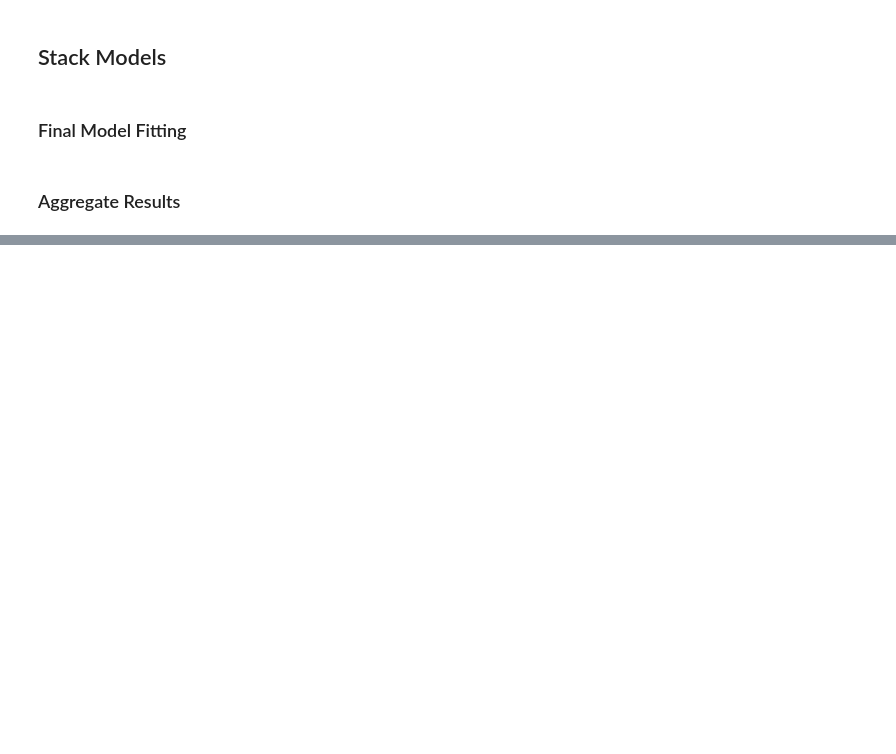
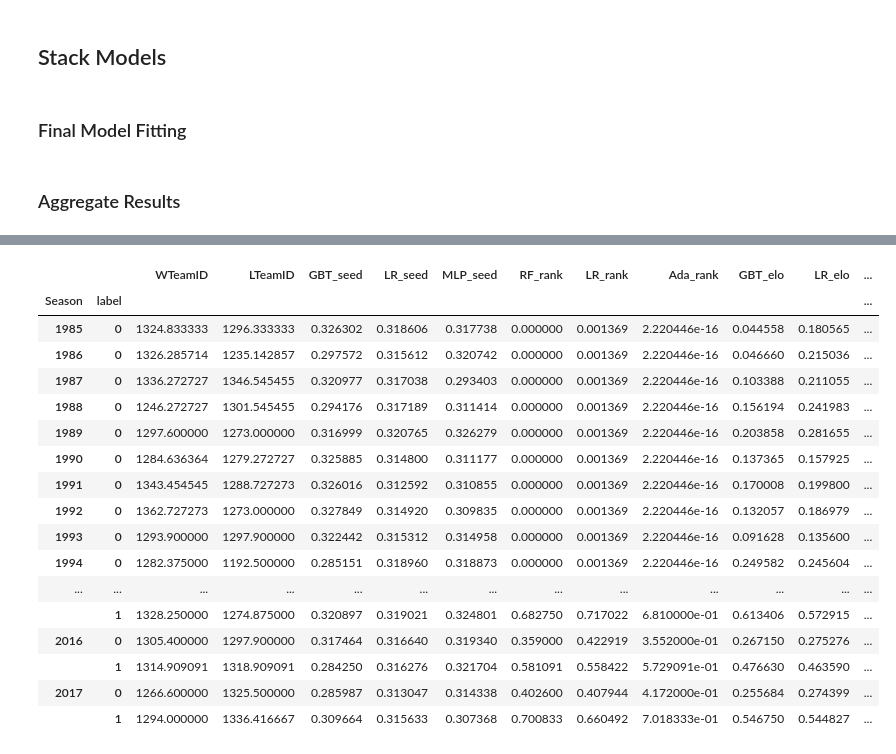
Before and after one commit to DJedamski/kaggle_ncaa18, a Jupyter notebook: ncaa_2018_data_exploration.ipynb, the cells around one changed output, grey strips where cells are left out. Saved outputs shown, nothing was run; the diff lists cells and outputs as text; code cells hidden in the pictures; blank space fills up the shorter version.

```diff
--- a/ncaa_2018_data_exploration.ipynb
+++ b/ncaa_2018_data_exploration.ipynb
@@ -483,6 +656,0 @@ MLP = MLPClassifier()
-# %%
-fit_and_evaluate(RF, final_col, val_results, val_results['label'], test_results, y_test)
-fit_and_evaluate(GBT, final_col, val_results, val_results['label'], test_results, y_test)
-fit_and_evaluate(Ada, final_col, val_results, val_results['label'], test_results, y_test)
-fit_and_evaluate(LR, final_col, val_results, val_results['label'], test_results, y_test)
-fit_and_evaluate(MLP, final_col, val_results, val_results['label'], test_results, y_test)
@@ -494,0 +657,18 @@ fit_and_evaluate(MLP, final_col, val_results, val_results['label'], test_results
+# %%
+fit_and_evaluate(RF1, final_col, val_results, val_results['label'], test_results, y_test)
+fit_and_evaluate(RF2, final_col, val_results, val_results['label'], test_results, y_test)
+fit_and_evaluate(GBT1, final_col, val_results, val_results['label'], test_results, y_test)
+fit_and_evaluate(GBT2, final_col, val_results, val_results['label'], test_results, y_test)
+fit_and_evaluate(GBT3, final_col, val_results, val_results['label'], test_results, y_test)
+fit_and_evaluate(GBT4, final_col, val_results, val_results['label'], test_results, y_test)
+fit_and_evaluate(GBT5, final_col, val_results, val_results['label'], test_results, y_test)
+fit_and_evaluate(GBT6, final_col, val_results, val_results['label'], test_results, y_test)
+fit_and_evaluate(Ada, final_col, val_results, val_results['label'], test_results, y_test)
+fit_and_evaluate(LR1, final_col, val_results, val_results['label'], test_results, y_test)
+fit_and_evaluate(LR2, final_col, val_results, val_results['label'], test_results, y_test)
+fit_and_evaluate(LR3, final_col, val_results, val_results['label'], test_results, y_test)
+fit_and_evaluate(LR4, final_col, val_results, val_results['label'], test_results, y_test)
+fit_and_evaluate(LR5, final_col, val_results, val_results['label'], test_results, y_test)
+fit_and_evaluate(LR6, final_col, val_results, val_results['label'], test_results, y_test)
+fit_and_evaluate(MLP1, final_col, val_results, val_results['label'], test_results, y_test)
+fit_and_evaluate(MLP2, final_col, val_results, val_results['label'], test_results, y_test)
@@ -494,0 +696,21 @@ fit_and_evaluate(MLP, final_col, val_results, val_results['label'], test_results
+# %%
+test_results.groupby(['Season', 'label']).mean()
+# %% [output]
+|  |  | WTeamID | LTeamID | GBT_seed | LR_seed | MLP_seed | RF_rank | LR_rank | Ada_rank | GBT_elo | LR_elo | ... |
+| Season | label |  |  |  |  |  |  |  |  |  |  | ... |
+| 1985 | 0 | 1324.833333 | 1296.333333 | 0.326302 | 0.318606 | 0.317738 | 0.000000 | 0.001369 | 2.220446e-16 | 0.044558 | 0.180565 | ... |
+| 1986 | 0 | 1326.285714 | 1235.142857 | 0.297572 | 0.315612 | 0.320742 | 0.000000 | 0.001369 | 2.220446e-16 | 0.046660 | 0.215036 | ... |
+| 1987 | 0 | 1336.272727 | 1346.545455 | 0.320977 | 0.317038 | 0.293403 | 0.000000 | 0.001369 | 2.220446e-16 | 0.103388 | 0.211055 | ... |
+| 1988 | 0 | 1246.272727 | 1301.545455 | 0.294176 | 0.317189 | 0.311414 | 0.000000 | 0.001369 | 2.220446e-16 | 0.156194 | 0.241983 | ... |
+| 1989 | 0 | 1297.600000 | 1273.000000 | 0.316999 | 0.320765 | 0.326279 | 0.000000 | 0.001369 | 2.220446e-16 | 0.203858 | 0.281655 | ... |
+| 1990 | 0 | 1284.636364 | 1279.272727 | 0.325885 | 0.314800 | 0.311177 | 0.000000 | 0.001369 | 2.220446e-16 | 0.137365 | 0.157925 | ... |
+| 1991 | 0 | 1343.454545 | 1288.727273 | 0.326016 | 0.312592 | 0.310855 | 0.000000 | 0.001369 | 2.220446e-16 | 0.170008 | 0.199800 | ... |
+| 1992 | 0 | 1362.727273 | 1273.000000 | 0.327849 | 0.314920 | 0.309835 | 0.000000 | 0.001369 | 2.220446e-16 | 0.132057 | 0.186979 | ... |
+| 1993 | 0 | 1293.900000 | 1297.900000 | 0.322442 | 0.315312 | 0.314958 | 0.000000 | 0.001369 | 2.220446e-16 | 0.091628 | 0.135600 | ... |
+| 1994 | 0 | 1282.375000 | 1192.500000 | 0.285151 | 0.318960 | 0.318873 | 0.000000 | 0.001369 | 2.220446e-16 | 0.249582 | 0.245604 | ... |
+| ... | ... | ... | ... | ... | ... | ... | ... | ... | ... | ... | ... | ... |
+|  | 1 | 1328.250000 | 1274.875000 | 0.320897 | 0.319021 | 0.324801 | 0.682750 | 0.717022 | 6.810000e-01 | 0.613406 | 0.572915 | ... |
+| 2016 | 0 | 1305.400000 | 1297.900000 | 0.317464 | 0.316640 | 0.319340 | 0.359000 | 0.422919 | 3.552000e-01 | 0.267150 | 0.275276 | ... |
+|  | 1 | 1314.909091 | 1318.909091 | 0.284250 | 0.316276 | 0.321704 | 0.581091 | 0.558422 | 5.729091e-01 | 0.476630 | 0.463590 | ... |
+| 2017 | 0 | 1266.600000 | 1325.500000 | 0.285987 | 0.313047 | 0.314338 | 0.402600 | 0.407944 | 4.172000e-01 | 0.255684 | 0.274399 | ... |
+|  | 1 | 1294.000000 | 1336.416667 | 0.309664 | 0.315633 | 0.307368 | 0.700833 | 0.660492 | 7.018333e-01 | 0.546750 | 0.544827 | ... |
```
Also changed, not shown: parts of 19 cells of this notebook.
